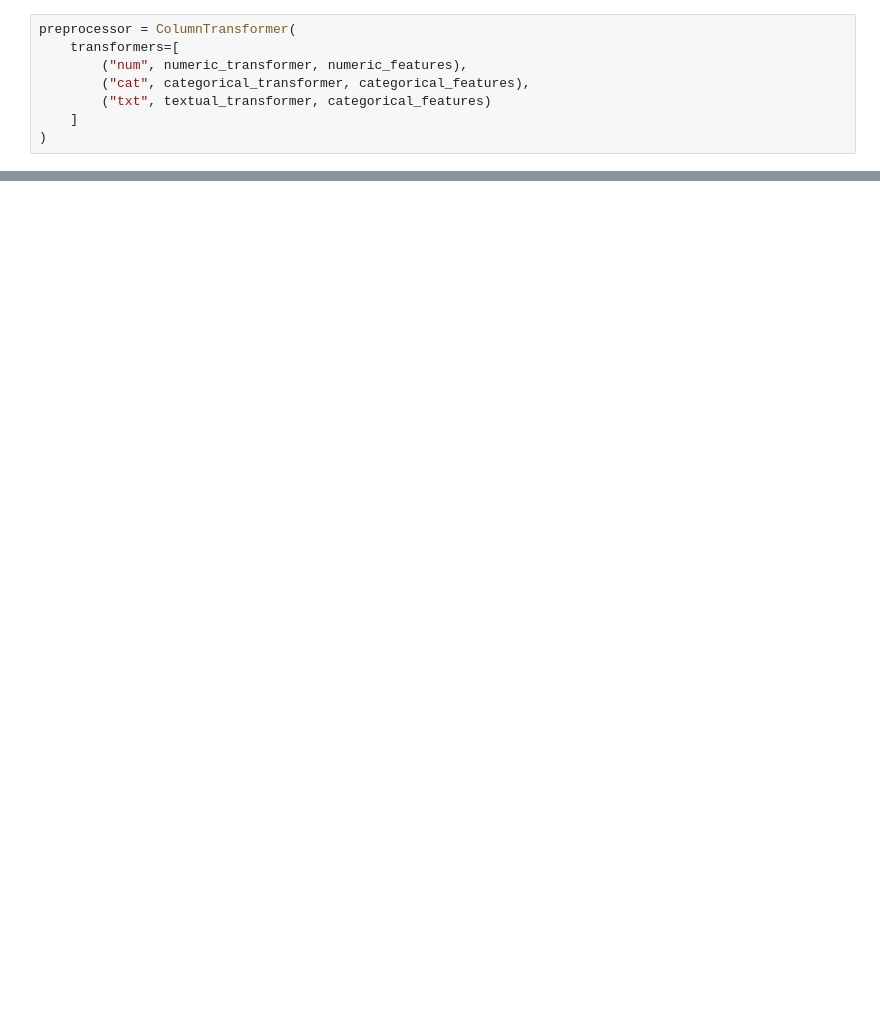
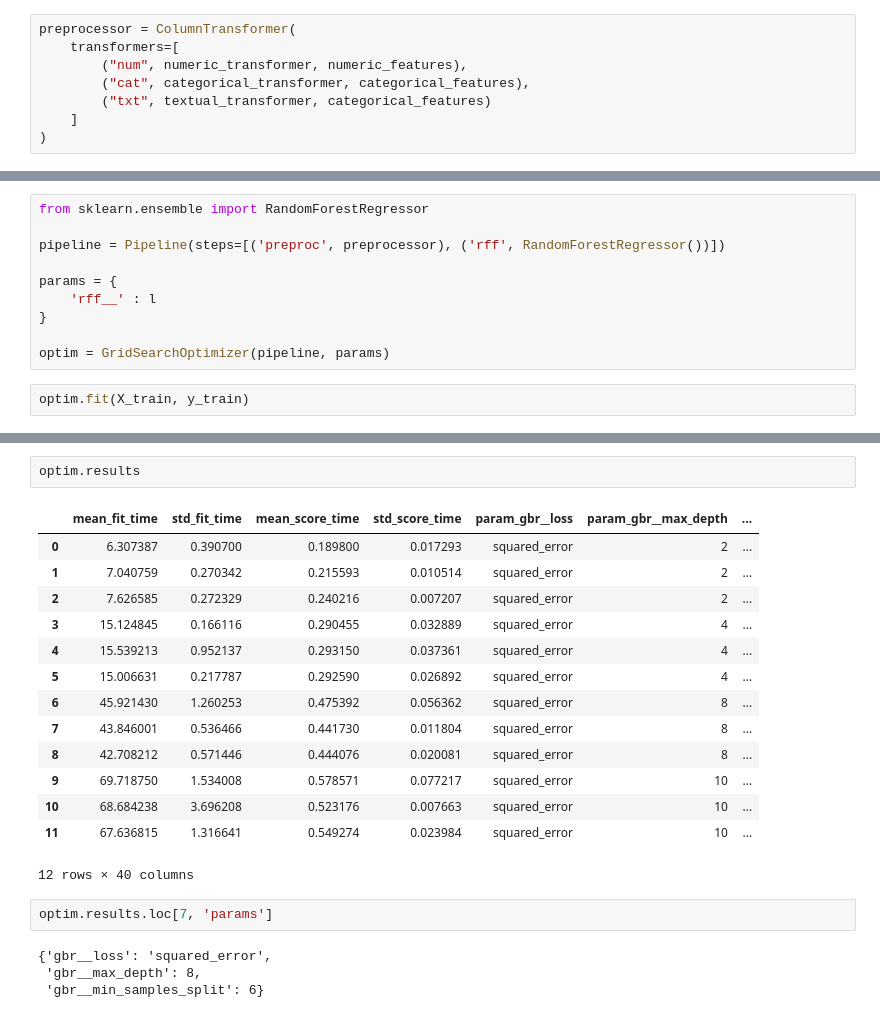
Before and after one commit to data-IA-2024/netfloox-recommandation-gr3, a Jupyter notebook: Models.ipynb, the cells around one changed output, grey strips where cells are left out. Cells and saved outputs as stored; diff of their text form; blank space fills up the shorter version.

```diff
--- a/Models.ipynb
+++ b/Models.ipynb
@@ -81,0 +403,12 @@ estimator_html_repr(preprocessor)
+# %%
+from sklearn.ensemble import RandomForestRegressor
+
+pipeline = Pipeline(steps=[('preproc', preprocessor), ('rff', RandomForestRegressor())])
+
+params = {
+    'rff__' : l
+}
+
+optim = GridSearchOptimizer(pipeline, params)
+# %%
+optim.fit(X_train, y_train)
@@ -81,0 +478,23 @@ estimator_html_repr(preprocessor)
+# %%
+optim.results
+# %% [output]
+|  | mean_fit_time | std_fit_time | mean_score_time | std_score_time | param_gbr__loss | param_gbr__max_depth | ... |
+| 0 | 6.307387 | 0.390700 | 0.189800 | 0.017293 | squared_error | 2 | ... |
+| 1 | 7.040759 | 0.270342 | 0.215593 | 0.010514 | squared_error | 2 | ... |
+| 2 | 7.626585 | 0.272329 | 0.240216 | 0.007207 | squared_error | 2 | ... |
+| 3 | 15.124845 | 0.166116 | 0.290455 | 0.032889 | squared_error | 4 | ... |
+| 4 | 15.539213 | 0.952137 | 0.293150 | 0.037361 | squared_error | 4 | ... |
+| 5 | 15.006631 | 0.217787 | 0.292590 | 0.026892 | squared_error | 4 | ... |
+| 6 | 45.921430 | 1.260253 | 0.475392 | 0.056362 | squared_error | 8 | ... |
+| 7 | 43.846001 | 0.536466 | 0.441730 | 0.011804 | squared_error | 8 | ... |
+| 8 | 42.708212 | 0.571446 | 0.444076 | 0.020081 | squared_error | 8 | ... |
+| 9 | 69.718750 | 1.534008 | 0.578571 | 0.077217 | squared_error | 10 | ... |
+| 10 | 68.684238 | 3.696208 | 0.523176 | 0.007663 | squared_error | 10 | ... |
+| 11 | 67.636815 | 1.316641 | 0.549274 | 0.023984 | squared_error | 10 | ... |
+12 rows × 40 columns
+# %%
+optim.results.loc[7, 'params']
+# %% [output]
+{'gbr__loss': 'squared_error',
+ 'gbr__max_depth': 8,
+ 'gbr__min_samples_split': 6}
```
Also changed, not shown: parts of 52 cells of this notebook.
